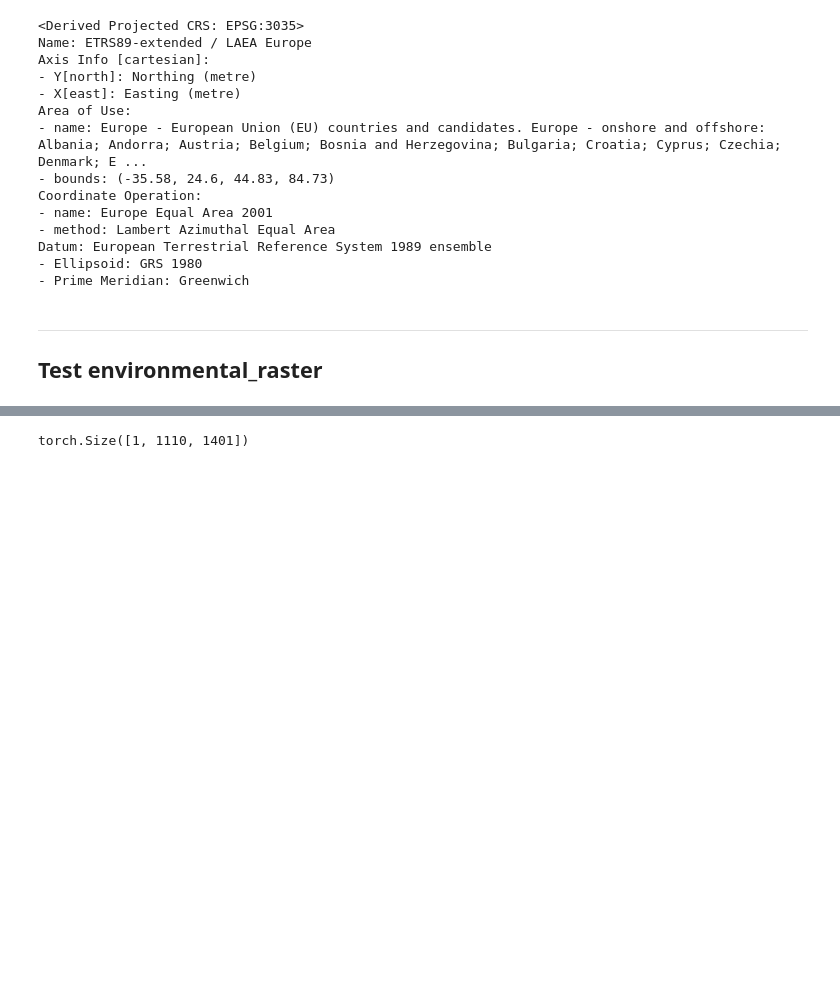
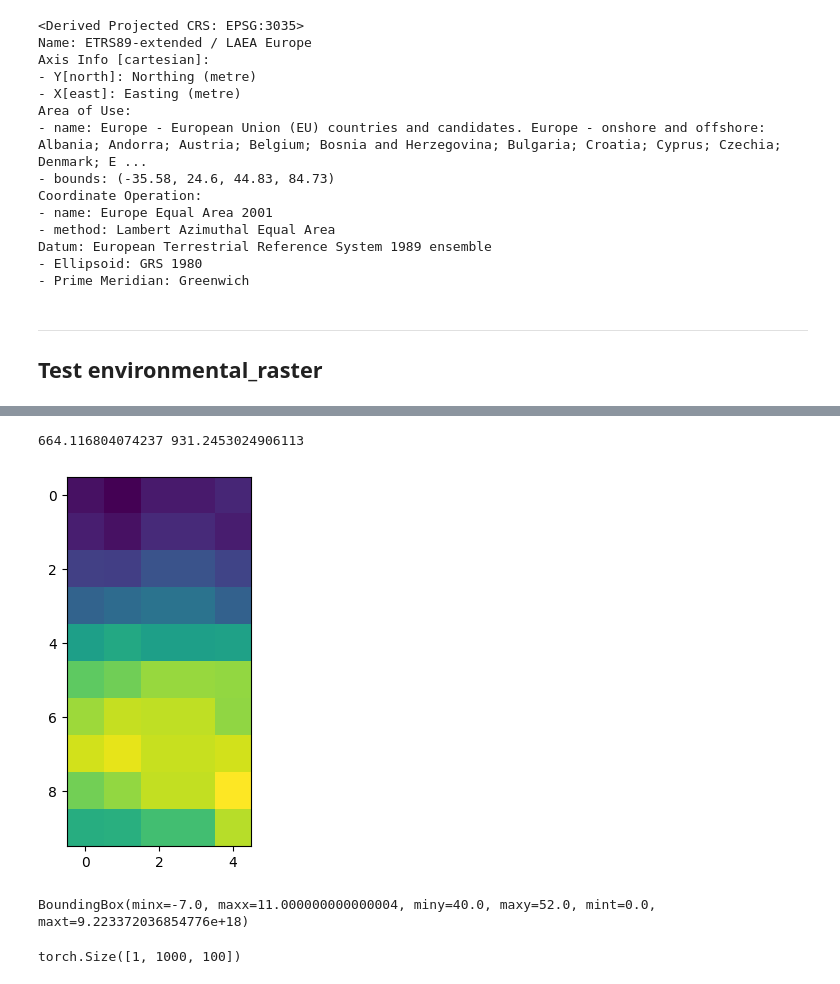
Before and after one commit to plantnet/malpolon, a Jupyter notebook: malpolon/data/torchgeo/sandbox.ipynb, the cells around one changed output, grey strips where cells are left out. Cells and saved outputs as stored; diff of their text form; code cells hidden in the pictures; blank space fills up the shorter version.

```diff
--- a/malpolon/data/torchgeo/sandbox.ipynb
+++ b/malpolon/data/torchgeo/sandbox.ipynb
@@ -665,6 +728,21 @@ torch.Size([1, 26, 26])
+# %%
+res = 0.00833333
+print(res/1.2547988469613358e-05, res/8.948587421286902e-06)
+# %% [output]
+664.116804074237 931.2453024906113
+# %%
+plt.figure()
+plt.imshow(res['image'][0])
+plt.show()
+# %% [output]
+[figure, added]
+# %%
+dataset.bounds
+# %% [output]
+BoundingBox(minx=-7.0, maxx=11.000000000000004, miny=40.0, maxy=52.0, mint=0.0, maxt=9.223372036854776e+18)
 # %%
-dataset_mlc = RasterTorchGeo('/home/tlarcher/Documents/Pl@ntNet/git/malpolon/malpolon/data/torchgeo/dataset/sentinel/microlifeclef/')
-res_mlc = dataset_mlc[{'lon':3.5, 'lat':44, 'crs':dataset_mlc.crs_pyproj.geodetic_crs, 'units':'m', 'size': 1000000}]
+dataset_mlc = RasterTorchGeo('/home/waramz/Documents/INRIA_Pl@ntNet/git/malpolon/malpolon/data/torchgeo/dataset/sentinel')
+res_mlc = dataset_mlc[{'lon':3.5, 'lat':44, 'crs':dataset_mlc.crs_pyproj.geodetic_crs, 'units':'pixel', 'size': (100, 1000)}]
 print(res_mlc['image'].shape)
 # %% [output]
-torch.Size([1, 1110, 1401])
+torch.Size([1, 1000, 100])
```
Also changed, not shown: parts of 9 cells of this notebook, 4 other files.
